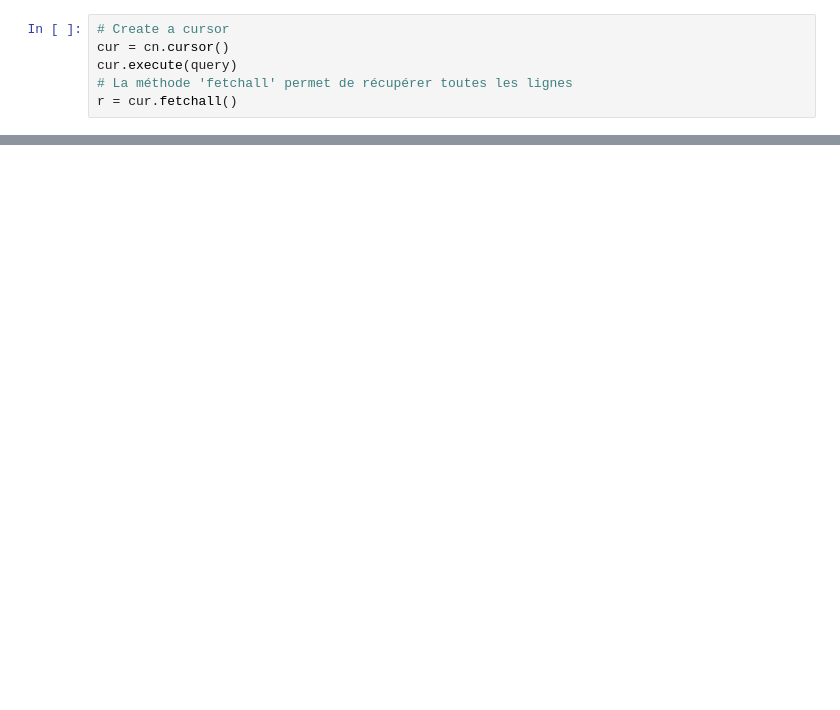
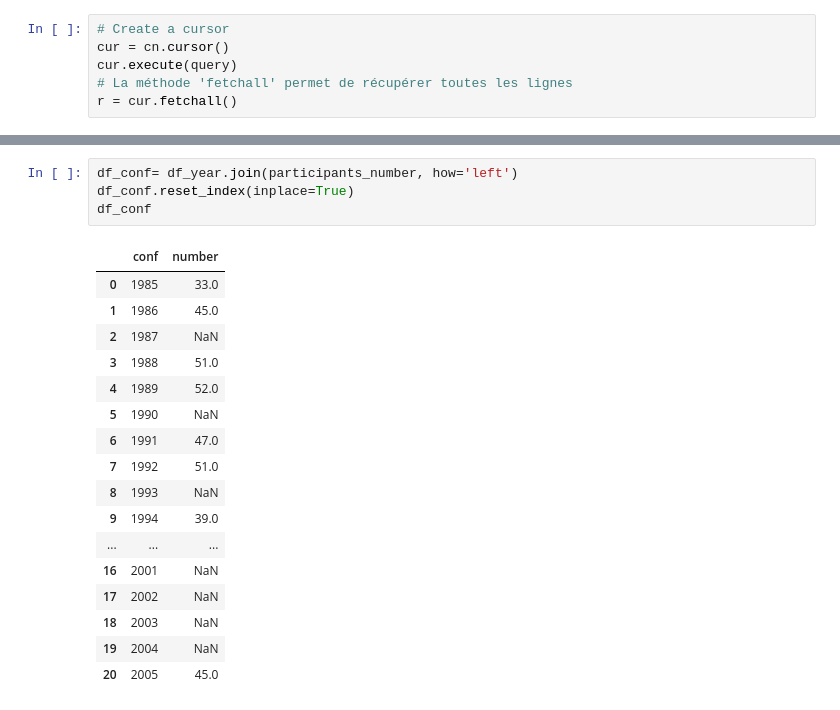
Before and after one commit to ubiquinter/digital_history, a Jupyter notebook: FB_propositions/c_week_chronol_distribution.ipynb, the cells around one changed output, grey strips where cells are left out. Cells and saved outputs as stored; diff of their text form; blank space fills up the shorter version.

```diff
--- a/FB_propositions/c_week_chronol_distribution.ipynb
+++ b/FB_propositions/c_week_chronol_distribution.ipynb
@@ -46,3 +61,25 @@ participants_number.head()
+# %%
+df_conf= df_year.join(participants_number, how='left')
+df_conf.reset_index(inplace=True)
+df_conf
+# %% [output]
+|  | conf | number |
+| 0 | 1985 | 33.0 |
+| 1 | 1986 | 45.0 |
+| 2 | 1987 | NaN |
+| 3 | 1988 | 51.0 |
+| 4 | 1989 | 52.0 |
+| 5 | 1990 | NaN |
+| 6 | 1991 | 47.0 |
+| 7 | 1992 | 51.0 |
+| 8 | 1993 | NaN |
+| 9 | 1994 | 39.0 |
+| ... | ... | ... |
+| 16 | 2001 | NaN |
+| 17 | 2002 | NaN |
+| 18 | 2003 | NaN |
+| 19 | 2004 | NaN |
+| 20 | 2005 | 45.0 |
 # %%
 ### Représentation graphique des effectifs par année
 
```
Also changed, not shown: parts of 12 cells of this notebook, 3 other files.
